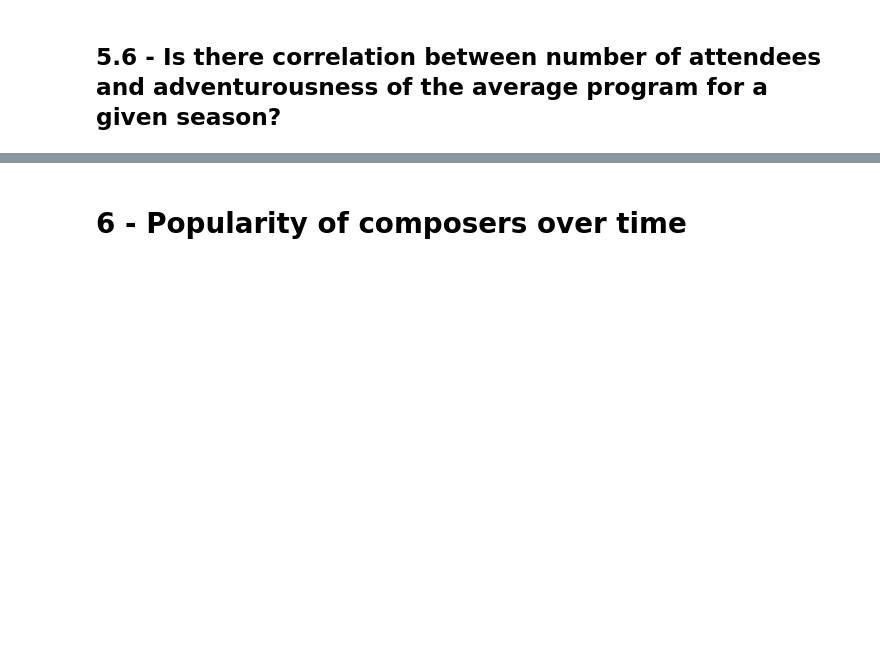
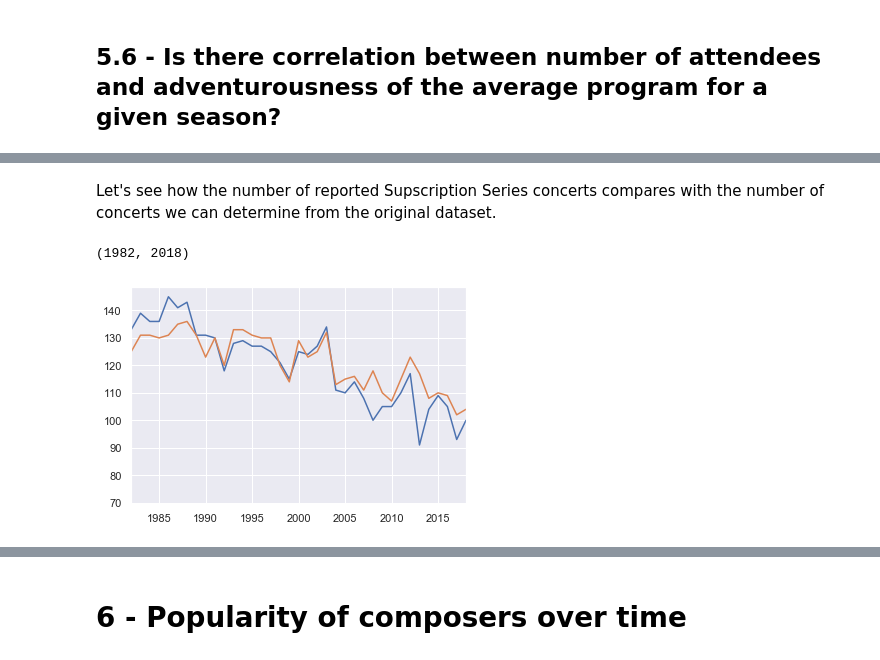
Before and after one commit to physinet/NY-Phil-EDA, a Jupyter notebook: EDA.ipynb, the cells around one changed output, grey strips where cells are left out. Cells and saved outputs as stored; diff of their text form; code cells hidden in the pictures; blank space fills up the shorter version.

Commit message:
Add attendance dataset and some quick analysis
Subscription concert attendance for each season pulled from the annual reports, which are available through the New York Philharmonic Digital Archive.

```diff
--- a/EDA.ipynb
+++ b/EDA.ipynb
@@ -612,0 +615,3 @@ Recent non-subscription concerts have been getting more adventurous.
+# %%
+df_attendees = pd.read_csv('NY_Phil_Attendance.csv', index_col='Season')
+df_attendees.head()
@@ -612,0 +626,12 @@ Recent non-subscription concerts have been getting more adventurous.
+# %% [markdown]
+Let's see how the number of reported Supscription Series concerts compares with the number of concerts we can determine from the original dataset.
+# %%
+num_concerts_dataset = df_sub.groupby('season').DateTime.nunique()
+num_concerts_report = df_attendees.SubscriptionConcerts
+fig, ax = plt.subplots()
+ax.plot(num_concerts_dataset, label='dataset')
+ax.plot(num_concerts_report, label='reports')
+ax.set_xlim(1982, 2018)
+# %% [output]
+(1982, 2018)
+[figure, added]
```
Also changed, not shown: parts of 11 cells of this notebook, 1 other file.
